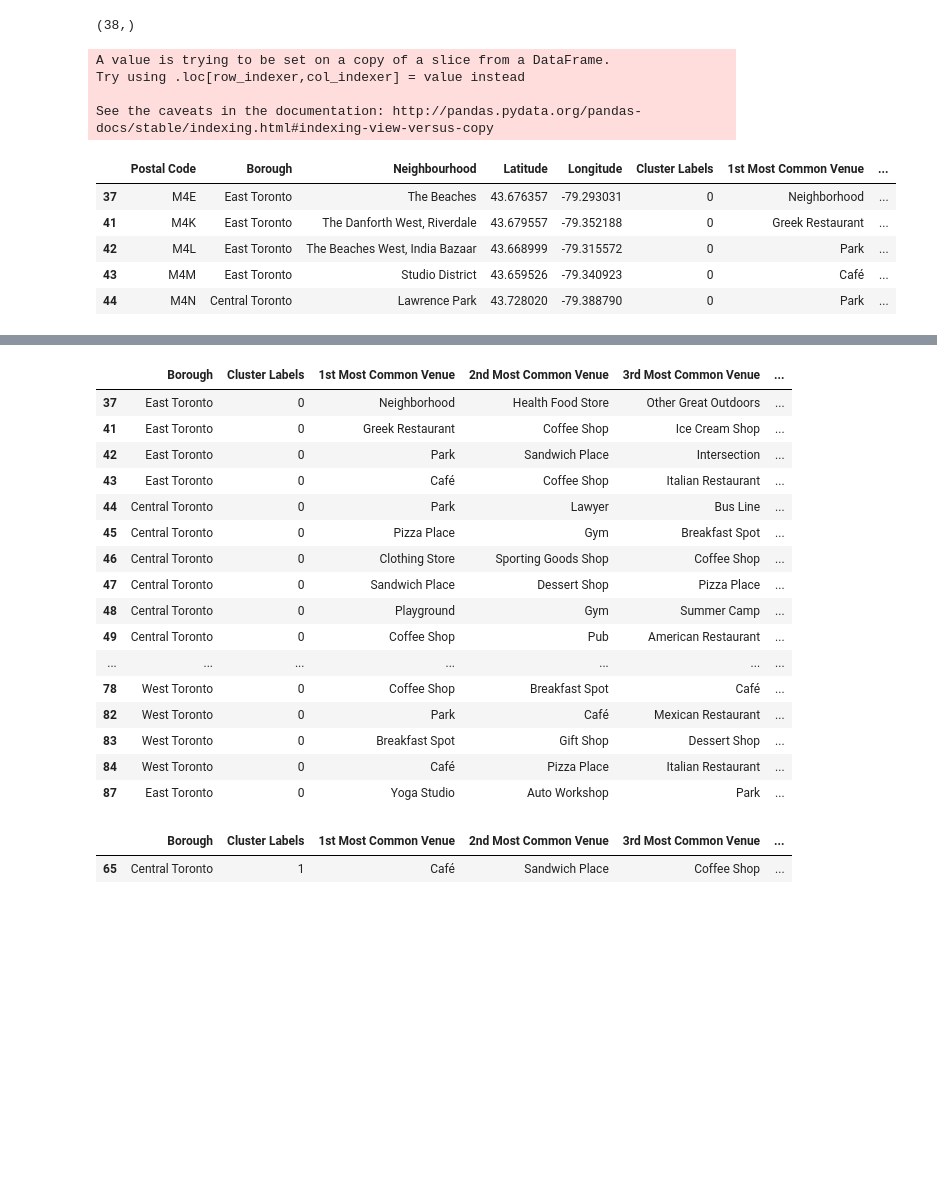
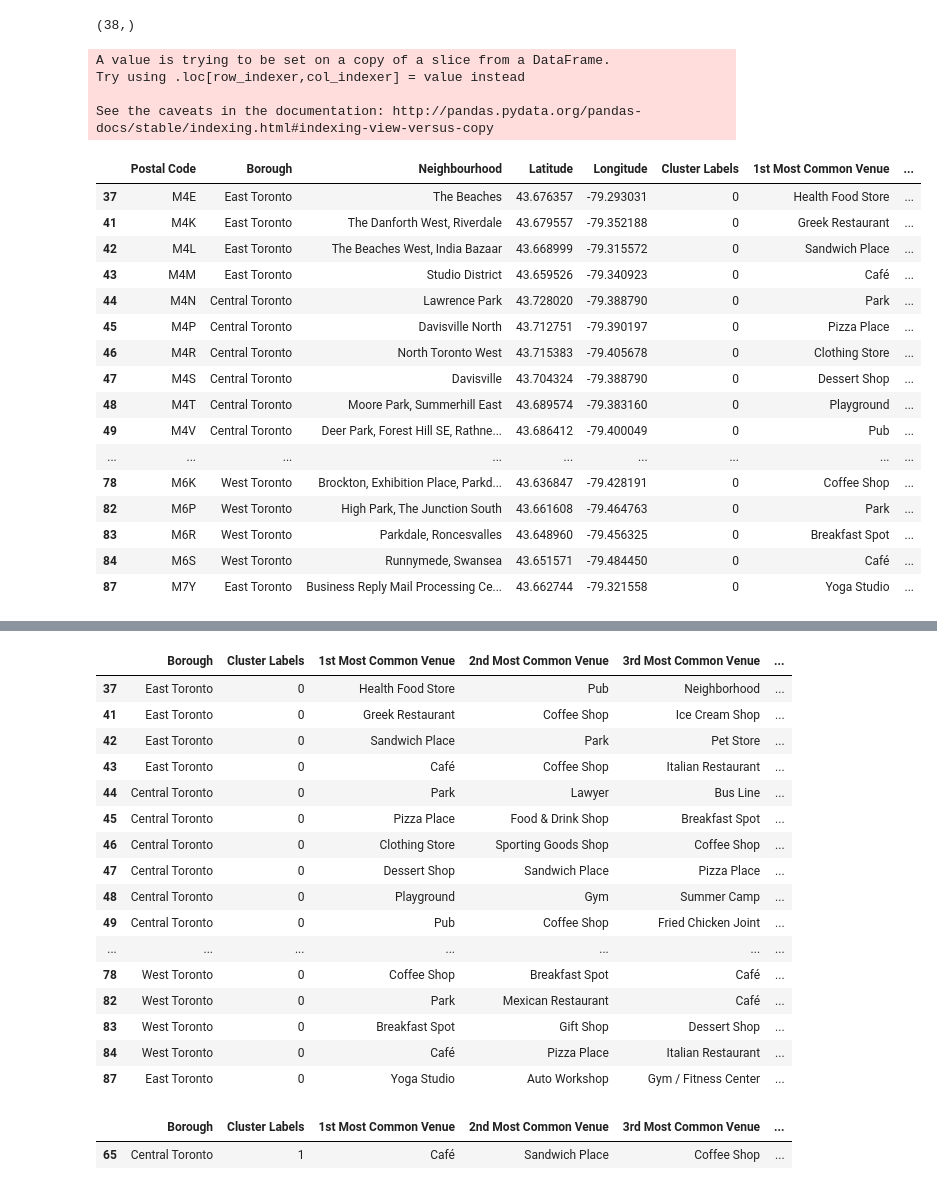
Before and after one commit to mangalamkhare/github-example, a Jupyter notebook: MyCapstoneProject-Part2.ipynb, the cells around one changed output, grey strips where cells are left out. Drawn from its saved outputs; the diff is of its cells as text; code cells hidden in the pictures; blank space fills up the shorter version.

```diff
--- a/MyCapstoneProject-Part2.ipynb
+++ b/MyCapstoneProject-Part2.ipynb
@@ -546,24 +552,35 @@ kmeans.labels_.shape
 # %%
 
 # add clustering labels
-toronto_merged = df_toronto.head(99)
-toronto_merged['Cluster Labels'] = kmeans.labels_
+#toronto_merged = df_toronto.head(99)
+df_toronto['Cluster Labels'] = kmeans.labels_
 
 # merge toronto_grouped with toronto_data to add latitude/longitude for each neighborhood
 toronto_merged = toronto_merged.join(neighborhoods_venues_sorted.set_index('Neighbourhood'), on='Neighbourhood')
-
-toronto_merged.head()
+#toronto_merged = df_toronto.join(neighborhoods_venues_sorted)
+toronto_merged
 # %% [output]
 A value is trying to be set on a copy of a slice from a DataFrame.
 Try using .loc[row_indexer,col_indexer] = value instead
 
 See the caveats in the documentation: http://pandas.pydata.org/pandas-docs/stable/indexing.html#indexing-view-versus-copy
 |  | Postal Code | Borough | Neighbourhood | Latitude | Longitude | Cluster Labels | 1st Most Common Venue | ... |
-| 37 | M4E | East Toronto | The Beaches | 43.676357 | -79.293031 | 0 | Neighborhood | ... |
+| 37 | M4E | East Toronto | The Beaches | 43.676357 | -79.293031 | 0 | Health Food Store | ... |
 | 41 | M4K | East Toronto | The Danforth West, Riverdale | 43.679557 | -79.352188 | 0 | Greek Restaurant | ... |
-| 42 | M4L | East Toronto | The Beaches West, India Bazaar | 43.668999 | -79.315572 | 0 | Park | ... |
+| 42 | M4L | East Toronto | The Beaches West, India Bazaar | 43.668999 | -79.315572 | 0 | Sandwich Place | ... |
 | 43 | M4M | East Toronto | Studio District | 43.659526 | -79.340923 | 0 | Café | ... |
 | 44 | M4N | Central Toronto | Lawrence Park | 43.728020 | -79.388790 | 0 | Park | ... |
+| 45 | M4P | Central Toronto | Davisville North | 43.712751 | -79.390197 | 0 | Pizza Place | ... |
+| 46 | M4R | Central Toronto | North Toronto West | 43.715383 | -79.405678 | 0 | Clothing Store | ... |
+| 47 | M4S | Central Toronto | Davisville | 43.704324 | -79.388790 | 0 | Dessert Shop | ... |
+| 48 | M4T | Central Toronto | Moore Park, Summerhill East | 43.689574 | -79.383160 | 0 | Playground | ... |
+| 49 | M4V | Central Toronto | Deer Park, Forest Hill SE, Rathne... | 43.686412 | -79.400049 | 0 | Pub | ... |
+| ... | ... | ... | ... | ... | ... | ... | ... | ... |
+| 78 | M6K | West Toronto | Brockton, Exhibition Place, Parkd... | 43.636847 | -79.428191 | 0 | Coffee Shop | ... |
+| 82 | M6P | West Toronto | High Park, The Junction South | 43.661608 | -79.464763 | 0 | Park | ... |
+| 83 | M6R | West Toronto | Parkdale, Roncesvalles | 43.648960 | -79.456325 | 0 | Breakfast Spot | ... |
+| 84 | M6S | West Toronto | Runnymede, Swansea | 43.651571 | -79.484450 | 0 | Café | ... |
+| 87 | M7Y | East Toronto | Business Reply Mail Processing Ce... | 43.662744 | -79.321558 | 0 | Yoga Studio | ... |
 # %%
 # create final map
 map_clusters = folium.Map(location=[latitude, longitude], zoom_start=10)
@@ -599,22 +616,22 @@ map_clusters
 toronto_merged.loc[toronto_merged['Cluster Labels'] == 0, toronto_merged.columns[[1] + list(range(5, toronto_merged.shape[1]))]]
 # %% [output]
 |  | Borough | Cluster Labels | 1st Most Common Venue | 2nd Most Common Venue | 3rd Most Common Venue | ... |
-| 37 | East Toronto | 0 | Neighborhood | Health Food Store | Other Great Outdoors | ... |
+| 37 | East Toronto | 0 | Health Food Store | Pub | Neighborhood | ... |
 | 41 | East Toronto | 0 | Greek Restaurant | Coffee Shop | Ice Cream Shop | ... |
-| 42 | East Toronto | 0 | Park | Sandwich Place | Intersection | ... |
+| 42 | East Toronto | 0 | Sandwich Place | Park | Pet Store | ... |
 | 43 | East Toronto | 0 | Café | Coffee Shop | Italian Restaurant | ... |
 | 44 | Central Toronto | 0 | Park | Lawyer | Bus Line | ... |
-| 45 | Central Toronto | 0 | Pizza Place | Gym | Breakfast Spot | ... |
+| 45 | Central Toronto | 0 | Pizza Place | Food & Drink Shop | Breakfast Spot | ... |
 | 46 | Central Toronto | 0 | Clothing Store | Sporting Goods Shop | Coffee Shop | ... |
-| 47 | Central Toronto | 0 | Sandwich Place | Dessert Shop | Pizza Place | ... |
+| 47 | Central Toronto | 0 | Dessert Shop | Sandwich Place | Pizza Place | ... |
 | 48 | Central Toronto | 0 | Playground | Gym | Summer Camp | ... |
-| 49 | Central Toronto | 0 | Coffee Shop | Pub | American Restaurant | ... |
+| 49 | Central Toronto | 0 | Pub | Coffee Shop | Fried Chicken Joint | ... |
 | ... | ... | ... | ... | ... | ... | ... |
 | 78 | West Toronto | 0 | Coffee Shop | Breakfast Spot | Café | ... |
-| 82 | West Toronto | 0 | Park | Café | Mexican Restaurant | ... |
+| 82 | West Toronto | 0 | Park | Mexican Restaurant | Café | ... |
 | 83 | West Toronto | 0 | Breakfast Spot | Gift Shop | Dessert Shop | ... |
 | 84 | West Toronto | 0 | Café | Pizza Place | Italian Restaurant | ... |
-| 87 | East Toronto | 0 | Yoga Studio | Auto Workshop | Park | ... |
+| 87 | East Toronto | 0 | Yoga Studio | Auto Workshop | Gym / Fitness Center | ... |
 # %%
 
 ## Cluster 2
```
Also changed, not shown: parts of 19 cells of this notebook.
